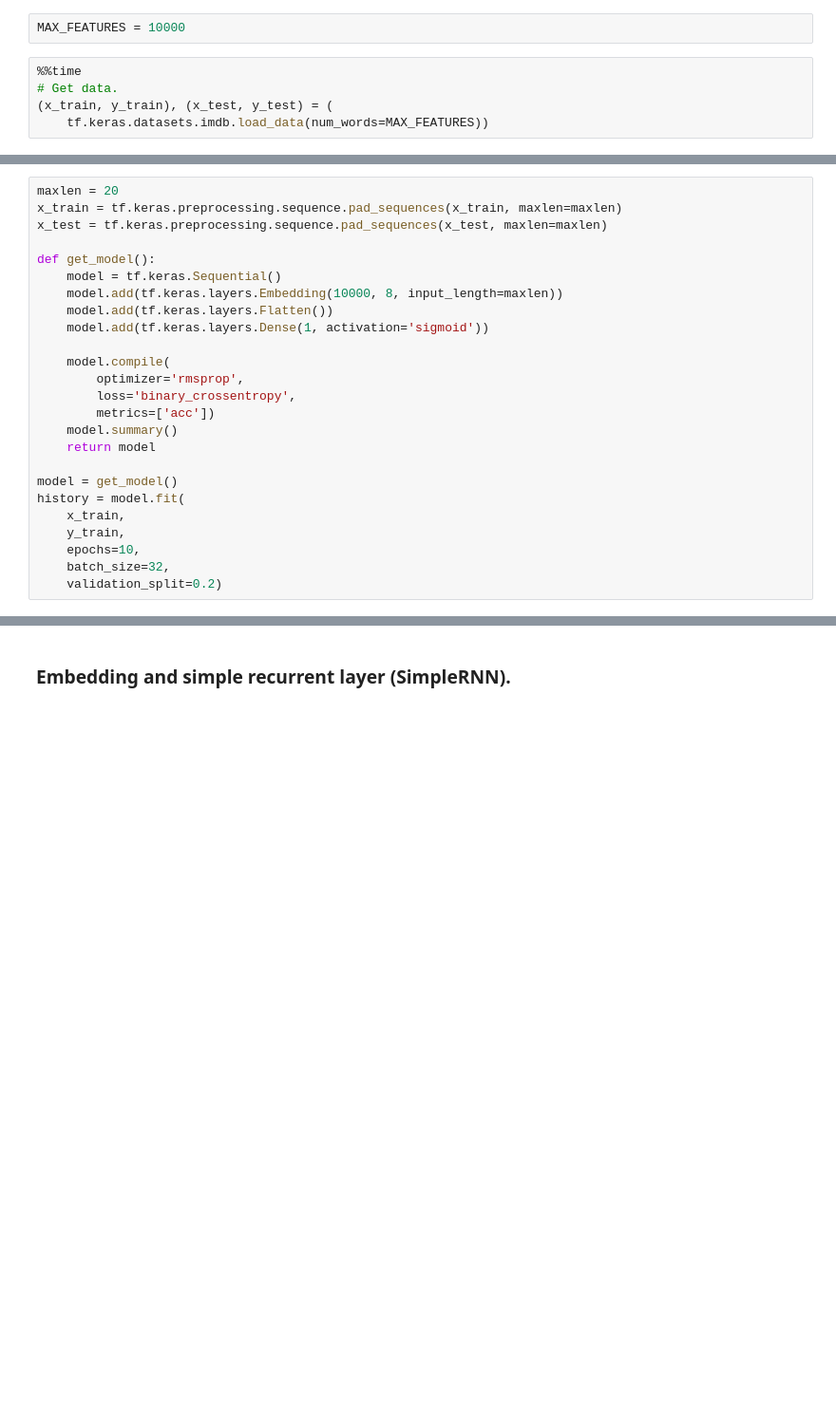
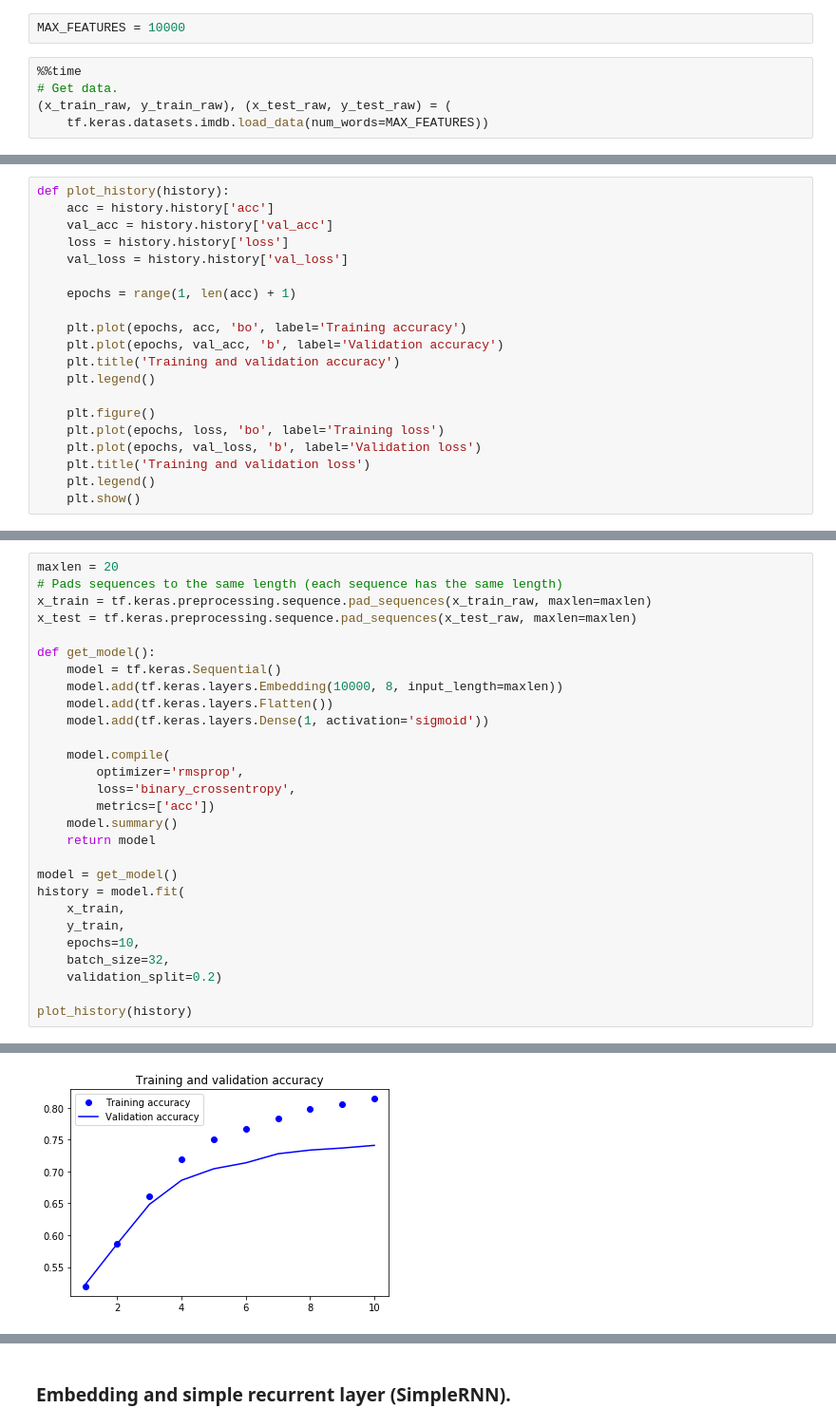
Before and after one commit to szylec/methods, a Jupyter notebook: sequences/text_processing/sentiment_imdb.ipynb, the cells around one changed output, grey strips where cells are left out. Shown: that part at 95% size. Drawn from its saved outputs; the diff is of its cells as text; blank space fills up the shorter version.

```diff
--- a/sequences/text_processing/sentiment_imdb.ipynb
+++ b/sequences/text_processing/sentiment_imdb.ipynb
@@ -15,6 +26,6 @@ MAX_FEATURES = 10000
 # %%
 %%time
 # Get data.
-(x_train, y_train), (x_test, y_test) = (
+(x_train_raw, y_train_raw), (x_test_raw, y_test_raw) = (
     tf.keras.datasets.imdb.load_data(num_words=MAX_FEATURES))
 # %% [output]
@@ -23 +34,21 @@ Wall time: 4.86 s
+# %%
+def plot_history(history):
+    acc = history.history['acc']
+    val_acc = history.history['val_acc']
+    loss = history.history['loss']
+    val_loss = history.history['val_loss']
+
+    epochs = range(1, len(acc) + 1)
+
+    plt.plot(epochs, acc, 'bo', label='Training accuracy')
+    plt.plot(epochs, val_acc, 'b', label='Validation accuracy')
+    plt.title('Training and validation accuracy')
+    plt.legend()
+
+    plt.figure()
+    plt.plot(epochs, loss, 'bo', label='Training loss')
+    plt.plot(epochs, val_loss, 'b', label='Validation loss')
+    plt.title('Training and validation loss')
+    plt.legend()
+    plt.show()
 # %% [markdown]
@@ -25,7 +56,8 @@ Wall time: 4.86 s
 # %%
 maxlen = 20
-x_train = tf.keras.preprocessing.sequence.pad_sequences(x_train, maxlen=maxlen)
-x_test = tf.keras.preprocessing.sequence.pad_sequences(x_test, maxlen=maxlen)
+# Pads sequences to the same length (each sequence has the same length)
+x_train = tf.keras.preprocessing.sequence.pad_sequences(x_train_raw, maxlen=maxlen)
+x_test = tf.keras.preprocessing.sequence.pad_sequences(x_test_raw, maxlen=maxlen)
 
 def get_model():
     model = tf.keras.Sequential()
@@ -47,6 +79,8 @@ history = model.fit(
     epochs=10,
     batch_size=32,
     validation_split=0.2)
+
+plot_history(history)
 # %% [output]
 _________________________________________________________________
 Layer (type)                 Output Shape              Param #
@@ -67,0 +102 @@ Epoch 10/10
+[figure, added]
```
Also changed, not shown: parts of 9 cells of this notebook, 5 other files.
